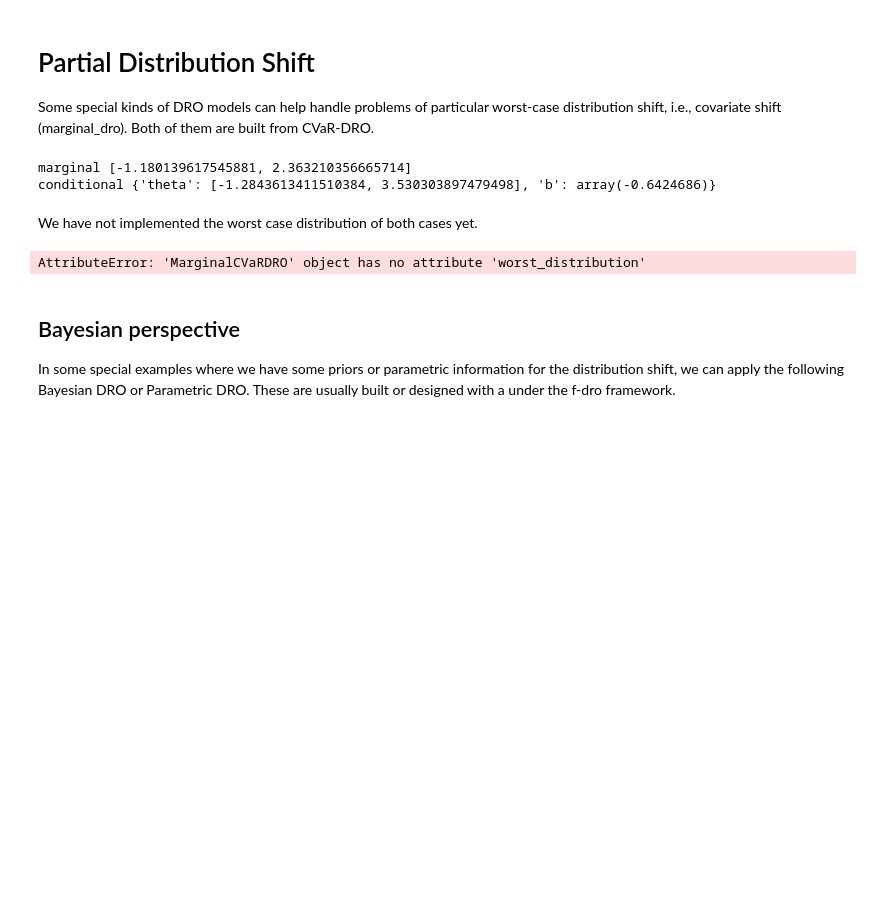
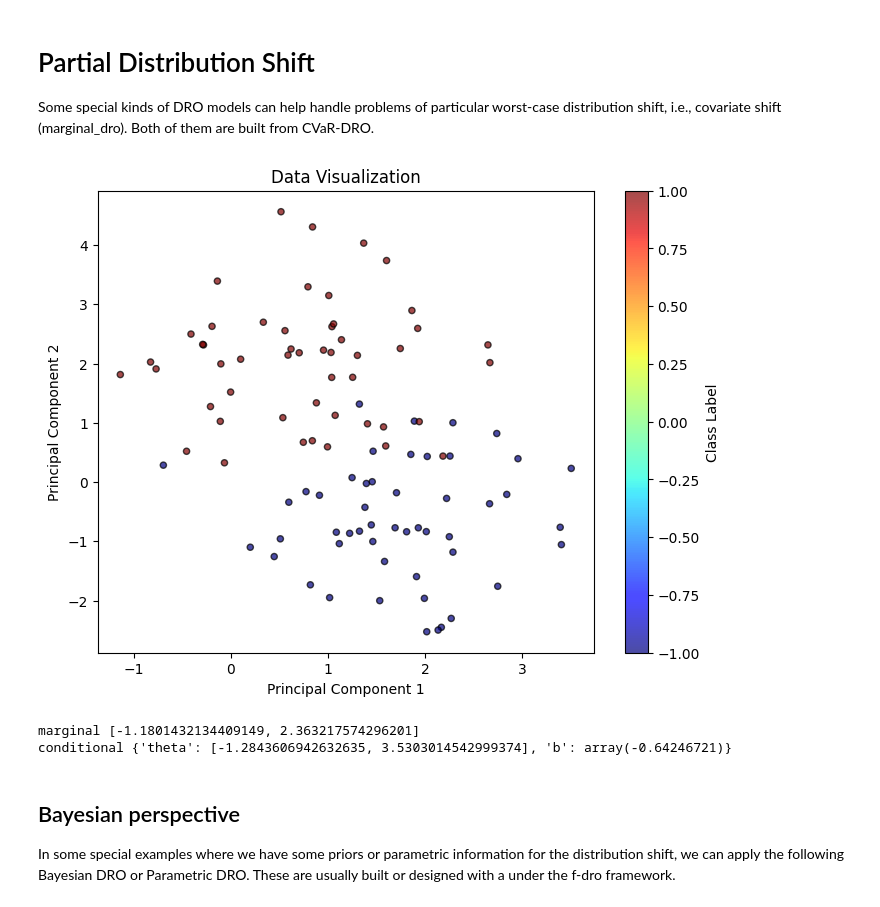
Before and after one commit to namkoong-lab/dro, a Jupyter notebook: docs/api/notebooks/f_dro_tutorial.ipynb, the cells around one changed output. Cells and saved outputs as stored; diff of their text form; code cells hidden in the pictures; blank space fills up the shorter version.

```diff
--- a/docs/api/notebooks/f_dro_tutorial.ipynb
+++ b/docs/api/notebooks/f_dro_tutorial.ipynb
@@ -120,6 +93,11 @@ Some special kinds of DRO models can help handle problems of particular worst-ca
 # %%
 from dro.src.linear_model.conditional_dro import *
 from dro.src.linear_model.marginal_dro import *
+from dro.src.data.dataloader_classification import classification_basic
+
+X, y = classification_basic(d = 2, num_samples = 100, radius = 2, visualize = True)
+# %% [output]
+[figure, added]
 # %%
 clf_model_margin = MarginalCVaRDRO(input_dim = 2, model_type = 'svm')
 
@@ -131,14 +109,8 @@ clf_model_cond.update({'alpha': 0.4})
 print('marginal', clf_model_margin.fit(X, y)['theta'])
 print('conditional', clf_model_cond.fit(X, y))
 # %% [output]
-marginal [-1.180139617545881, 2.363210356665714]
-conditional {'theta': [-1.2843613411510384, 3.530303897479498], 'b': array(-0.6424686)}
+marginal [-1.1801432134409149, 2.363217574296201]
+conditional {'theta': [-1.2843606942632635, 3.5303014542999374], 'b': array(-0.64246721)}
-# %% [markdown]
-We have not implemented the worst case distribution of both cases yet.
-# %%
-clf_model_margin.worst_distribution(X, y)
-# %% [output]
-AttributeError: 'MarginalCVaRDRO' object has no attribute 'worst_distribution'
 # %% [markdown]
 ## Bayesian perspective
 In some special examples where we have some priors or parametric information for the distribution shift, we can apply the following Bayesian DRO or Parametric DRO. These are usually built or designed with a under the f-dro framework.
```
Also changed, not shown: parts of 7 cells of this notebook, 49 other files.
